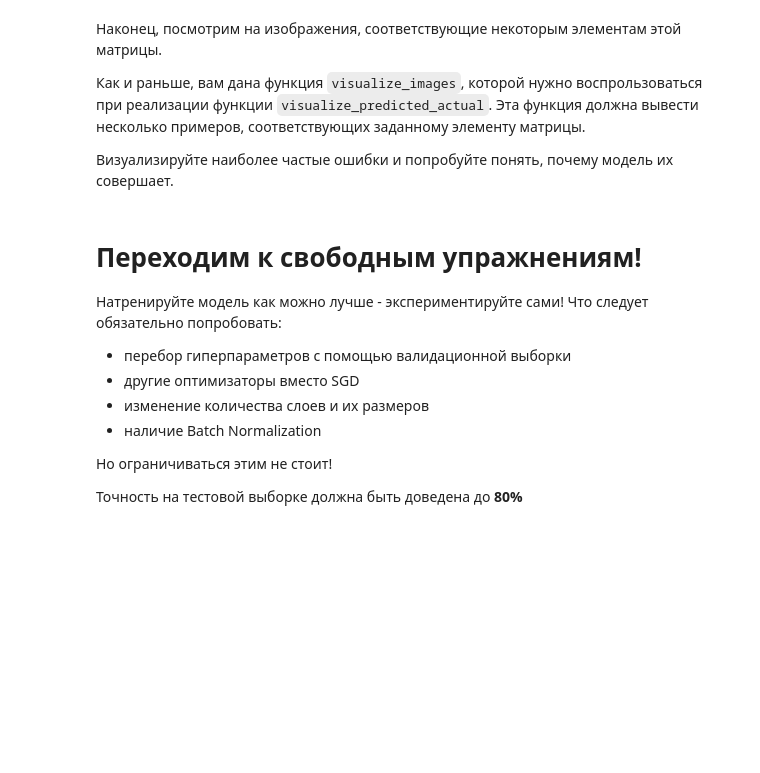
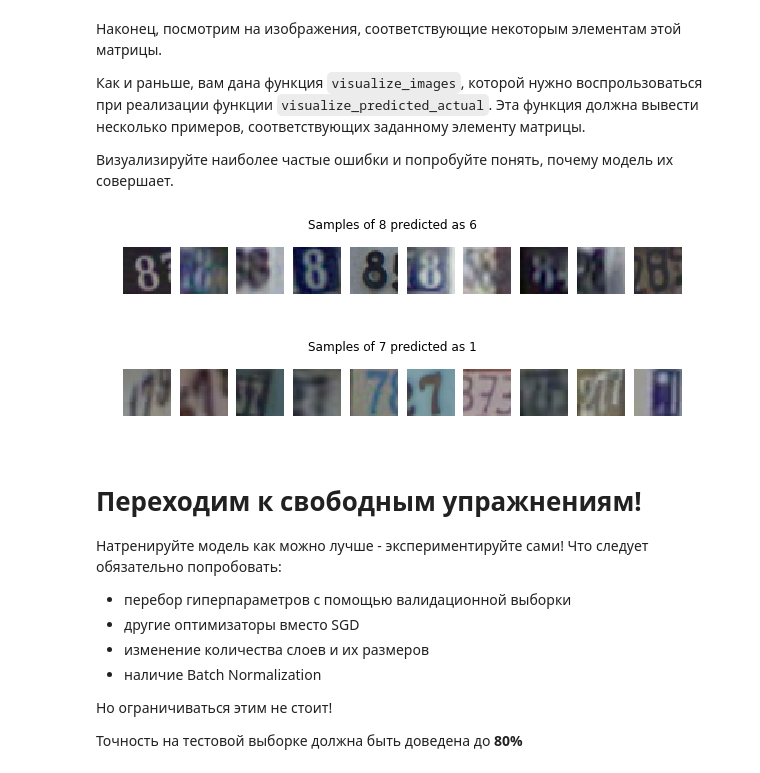
Before and after one commit to youzhick/dlcourse_ai, a Jupyter notebook: assignments/assignment2/PyTorch.ipynb, the cells around one changed output. Cells and saved outputs as stored; diff of their text form; code cells hidden in the pictures; blank space fills up the shorter version.

```diff
--- a/assignments/assignment2/PyTorch.ipynb
+++ b/assignments/assignment2/PyTorch.ipynb
@@ -329,7 +417,7 @@ visualize_confusion_matrix(confusion_matrix)
 
 Визуализируйте наиболее частые ошибки и попробуйте понять, почему модель их совершает.
 # %%
-data_train_images = dset.SVHN('./data/', split='train')
+data_train_images = dset.SVHN('E:\\working/DL-AI\\assignments\\assignment1\\data', split='train')
 
 def visualize_images(indices, data, title='', max_num=10):
     """
@@ -342,34 +430,41 @@ def visualize_images(indices, data, title='', max_num=10):
     """
     to_show = min(len(indices), max_num)
     fig = plt.figure(figsize=(10,1.5))
     fig.suptitle(title)
     for i, index in enumerate(indices[:to_show]):
         plt.subplot(1,to_show, i+1)
         plt.axis('off')
         sample = data[index][0]
         plt.imshow(sample)
 
 def visualize_predicted_actual(predicted_class, gt_class, predictions, groud_truth, val_indices, data):
     """
     Visualizes images of a ground truth class which were predicted as the other class
 
     predicted: int 0-9, index of the predicted class
     gt_class: int 0-9, index of the ground truth class
     predictions: np array of ints, model predictions for all validation samples
     ground_truth: np array of ints, ground truth for all validation samples
     val_indices: np array of ints, indices of validation samples
     """
 
     # TODO: Implement visualization using visualize_images above
     # predictions and ground_truth are provided for validation set only, defined by val_indices
     # Hint: numpy index arrays might be helpful
     # https://docs.scipy.org/doc/numpy/user/basics.indexing.html#index-arrays
     # Please make the title meaningful!
+    inds = []
+    for i in range(len(predictions)):
+        if predictions[i] == predicted_class and groud_truth[i] == gt_class:
+            inds.append(val_indices[i])
 
-    raise Exception("Not implemented")
+    visualize_images(inds, data, 'Samples of ' + str(gt_class) + ' predicted as ' + str(predicted_class))
 
 visualize_predicted_actual(6, 8, predictions, gt, np.array(val_indices), data_train_images)
 visualize_predicted_actual(1, 7, predictions, gt, np.array(val_indices), data_train_images)
+# %% [output]
+[figure, added]
+[figure, added]
 # %% [markdown]
 # Переходим к свободным упражнениям!
 
```
Also changed, not shown: parts of 11 cells of this notebook.
